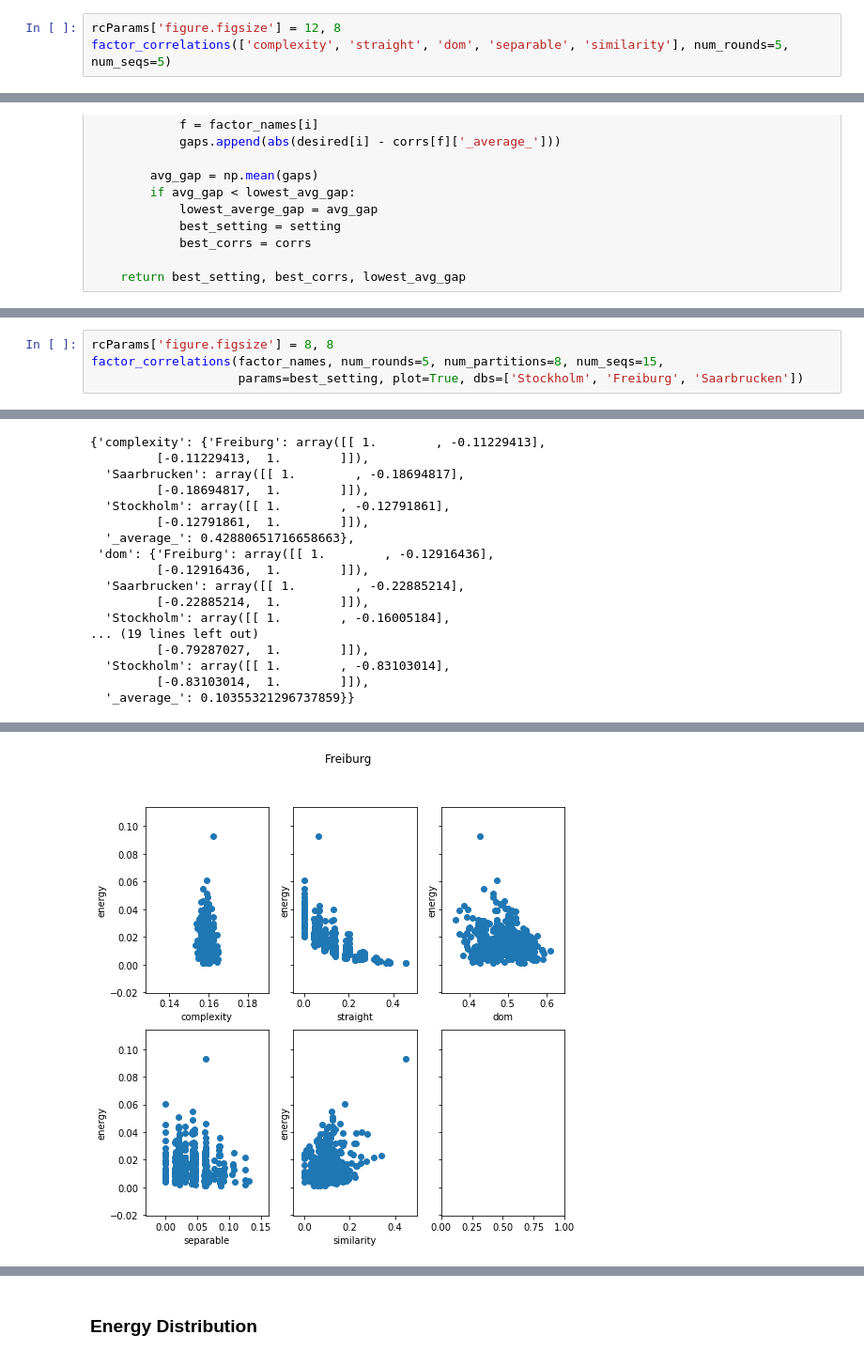
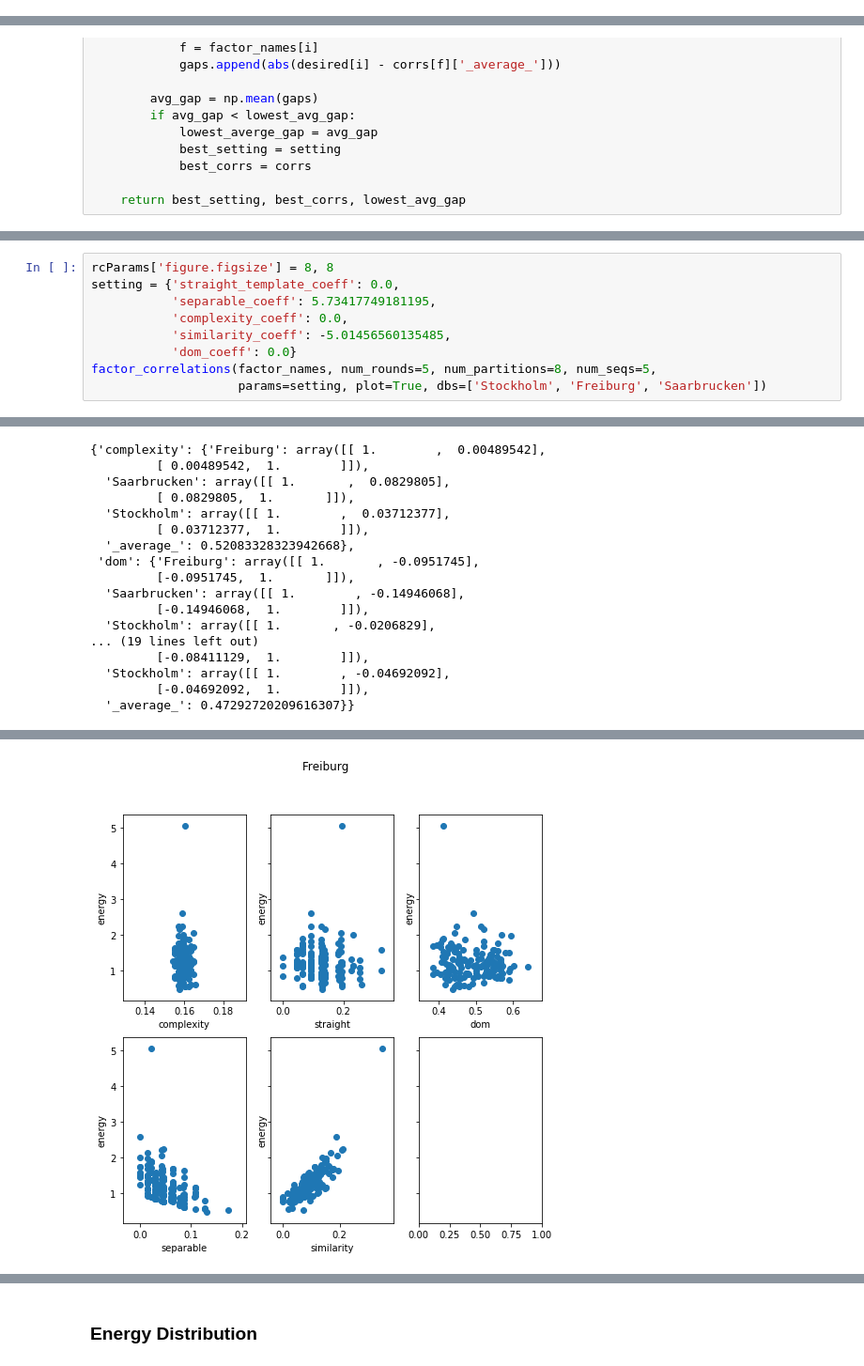
Before and after one commit to zkytony/deep-semantic-mapping-iros19, a Jupyter notebook: deepsm/experiments/analysis/graphspn/Partition Sampling.ipynb, the cells around one changed output, grey strips where cells are left out. Shown at 94% size. Cells and saved outputs as stored; diff of their text form.

```diff
--- a/deepsm/experiments/analysis/graphspn/Partition Sampling.ipynb
+++ b/deepsm/experiments/analysis/graphspn/Partition Sampling.ipynb
@@ -176,6 +178,3 @@ def factor_correlations(factor_names, num_rounds=20, num_partitions=5,
     for f in factor_names:
         result[f]['_average_'] = np.mean([result[f][db] for db in dbs])
     return result
-# %%
-rcParams['figure.figsize'] = 12, 8
-factor_correlations(['complexity', 'straight', 'dom', 'separable', 'similarity'], num_rounds=5, num_seqs=5)
@@ -280,7 +226,12 @@ round 5/10
 # %%
 rcParams['figure.figsize'] = 8, 8
-factor_correlations(factor_names, num_rounds=5, num_partitions=8, num_seqs=15,
-                    params=best_setting, plot=True, dbs=['Stockholm', 'Freiburg', 'Saarbrucken'])
+setting = {'straight_template_coeff': 0.0,
+           'separable_coeff': 5.73417749181195,
+           'complexity_coeff': 0.0,
+           'similarity_coeff': -5.01456560135485,
+           'dom_coeff': 0.0}
+factor_correlations(factor_names, num_rounds=5, num_partitions=8, num_seqs=5,
+                    params=setting, plot=True, dbs=['Stockholm', 'Freiburg', 'Saarbrucken'])
 # %% [output]
 On DB Stockholm
 floor4_cloudy_a1 is broken into 2 components
@@ -299,20 +250,20 @@ round 5/5
 round 5/5
 round 5/5
 round 5/5
-{'complexity': {'Freiburg': array([[ 1.        , -0.11229413],
-         [-0.11229413,  1.        ]]),
-  'Saarbrucken': array([[ 1.        , -0.18694817],
-         [-0.18694817,  1.        ]]),
-  'Stockholm': array([[ 1.        , -0.12791861],
-         [-0.12791861,  1.        ]]),
-  '_average_': 0.42880651716658663},
- 'dom': {'Freiburg': array([[ 1.        , -0.12916436],
-         [-0.12916436,  1.        ]]),
-  'Saarbrucken': array([[ 1.        , -0.22885214],
-         [-0.22885214,  1.        ]]),
-  'Stockholm': array([[ 1.        , -0.16005184],
+{'complexity': {'Freiburg': array([[ 1.        ,  0.00489542],
+         [ 0.00489542,  1.        ]]),
+  'Saarbrucken': array([[ 1.       ,  0.0829805],
+         [ 0.0829805,  1.       ]]),
+  'Stockholm': array([[ 1.        ,  0.03712377],
+         [ 0.03712377,  1.        ]]),
+  '_average_': 0.52083328323942668},
+ 'dom': {'Freiburg': array([[ 1.       , -0.0951745],
+         [-0.0951745,  1.       ]]),
+  'Saarbrucken': array([[ 1.        , -0.14946068],
+         [-0.14946068,  1.        ]]),
+  'Stockholm': array([[ 1.       , -0.0206829],
 ... (19 lines left out)
-         [-0.79287027,  1.        ]]),
-  'Stockholm': array([[ 1.        , -0.83103014],
-         [-0.83103014,  1.        ]]),
-  '_average_': 0.10355321296737859}}
+         [-0.08411129,  1.        ]]),
+  'Stockholm': array([[ 1.        , -0.04692092],
+         [-0.04692092,  1.        ]]),
+  '_average_': 0.47292720209616307}}
@@ -320 +271 @@ round 5/5
-[figure, old version]
+[figure, new version]
```
Also changed, not shown: parts of 20 cells of this notebook, 2 other files.
